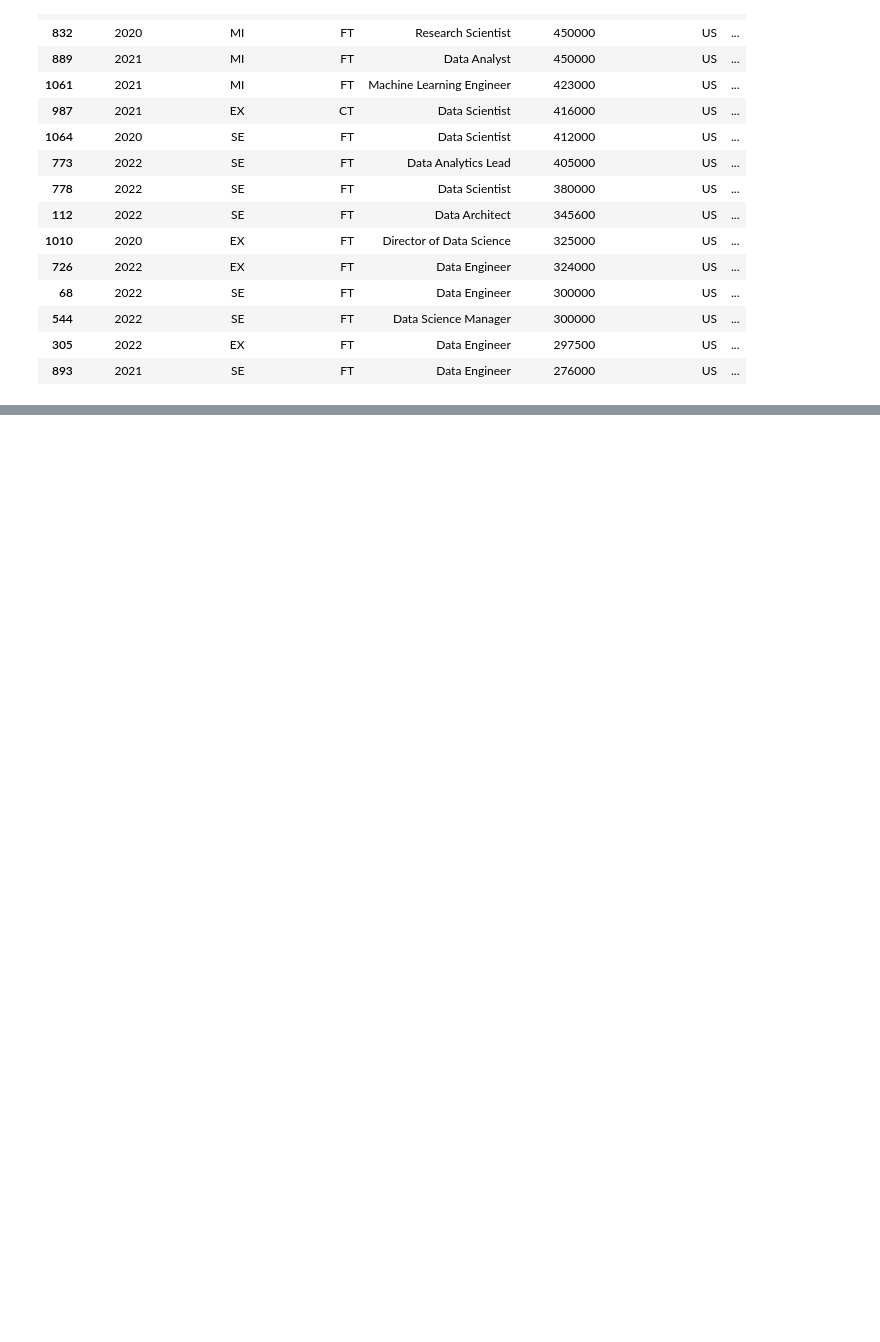
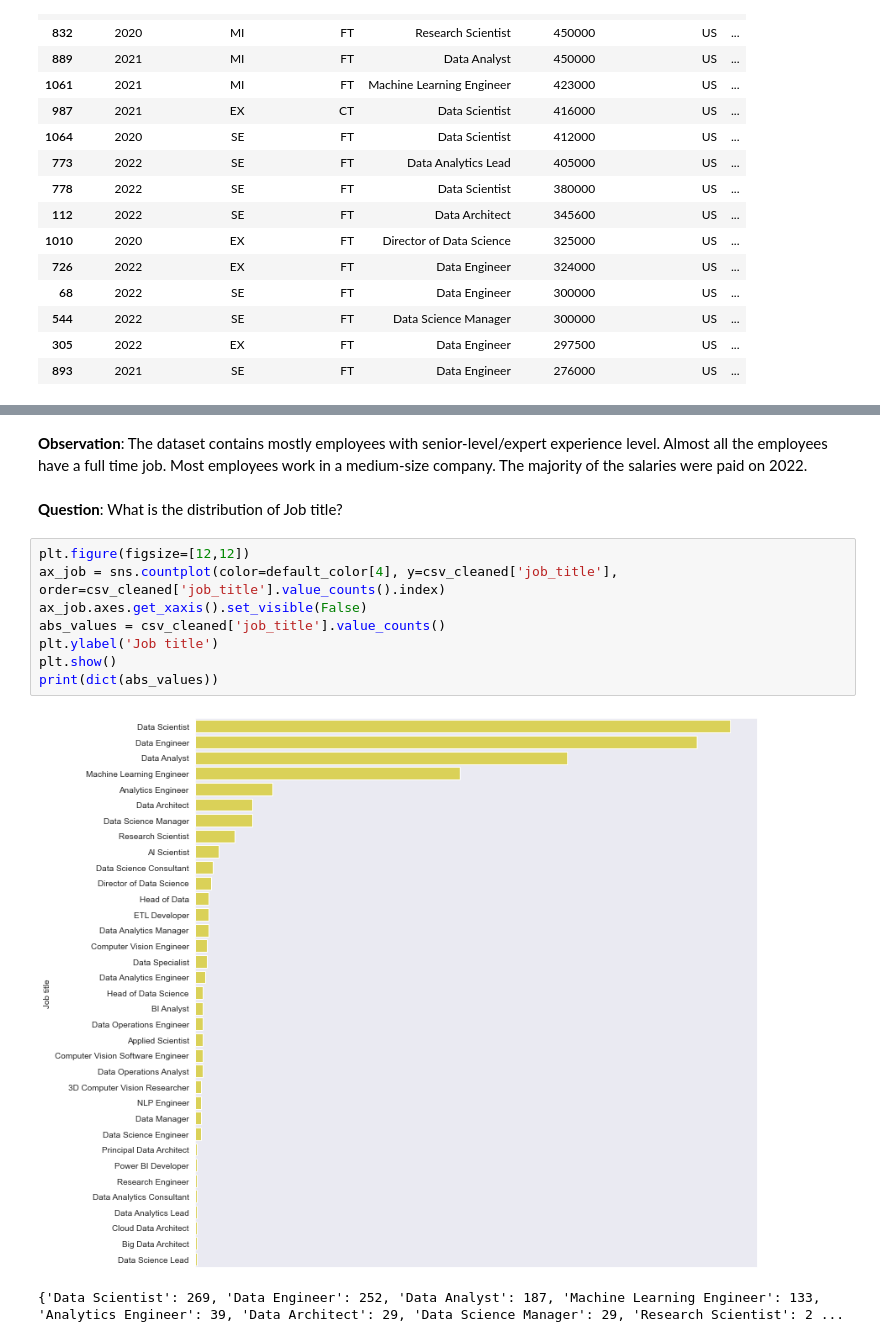
Before and after one commit to Keshtech2002/AI-ML_Salaries, a Jupyter notebook: project.ipynb, the cells around one changed output, grey strips where cells are left out. Drawn from its saved outputs; the diff is of its cells as text; blank space fills up the shorter version.

```diff
--- a/project.ipynb
+++ b/project.ipynb
@@ -502,0 +524,15 @@ discontinous_salaries.sort_values(by='salary_in_usd', ascending=False)
+# %% [markdown]
+**Observation**: The dataset contains mostly employees with senior-level/expert experience level. Almost all the employees have a full time job. Most employees work in a medium-size company. The majority of the salaries were paid on 2022.
+# %% [markdown]
+**Question**: What is the distribution of Job title?
+# %%
+plt.figure(figsize=[12,12])
+ax_job = sns.countplot(color=default_color[4], y=csv_cleaned['job_title'], order=csv_cleaned['job_title'].value_counts().index)
+ax_job.axes.get_xaxis().set_visible(False)
+abs_values = csv_cleaned['job_title'].value_counts()
+plt.ylabel('Job title')
+plt.show()
+print(dict(abs_values))
+# %% [output]
+[figure, added]
+{'Data Scientist': 269, 'Data Engineer': 252, 'Data Analyst': 187, 'Machine Learning Engineer': 133, 'Analytics Engineer': 39, 'Data Architect': 29, 'Data Science Manager': 29, 'Research Scientist': 2 ...
```
Also changed, not shown: parts of 15 cells of this notebook.
